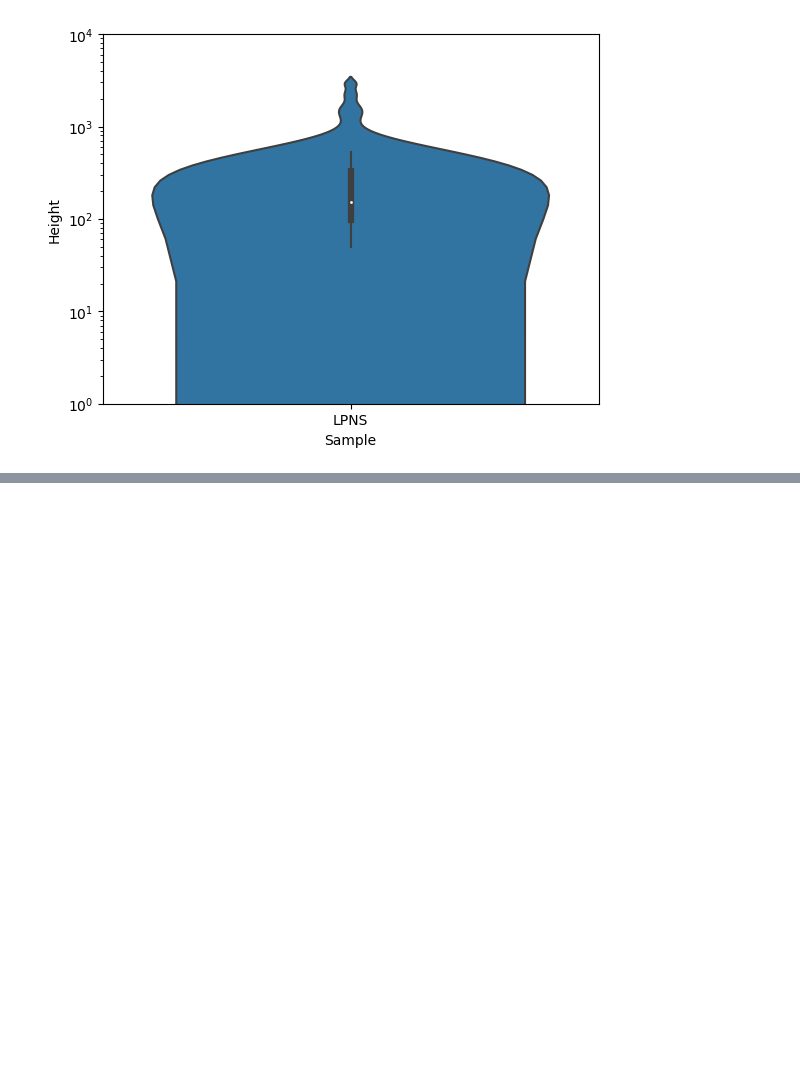
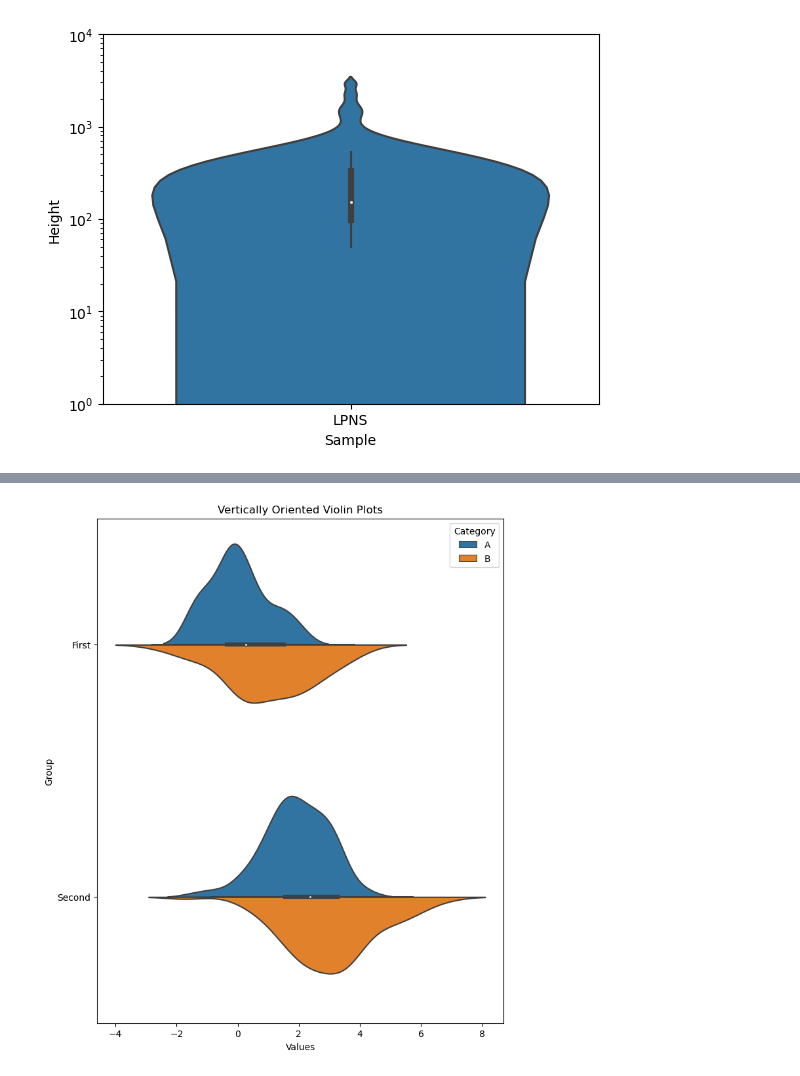
Before and after one commit to ethanoleson/Scallop_code, a Jupyter notebook: grain_size/grain_size.ipynb, the cells around one changed output, grey strips where cells are left out. Cells and saved outputs as stored; diff of their text form; code cells hidden in the pictures; blank space fills up the shorter version.

```diff
--- a/grain_size/grain_size.ipynb
+++ b/grain_size/grain_size.ipynb
@@ -404,0 +434,30 @@ plt.show()
+# %%
+import matplotlib.pyplot as plt
+import seaborn as sns
+import pandas as pd
+import numpy as np
+
+# Sample data
+data = pd.DataFrame({
+    'Category': ['A']*100 + ['B']*100,
+    'Values': np.concatenate([np.random.normal(0, 1, 100), np.random.normal(1, 1.5, 100)]),
+    'Group': ['First']*200
+})
+
+
+# Combine the datasets
+combined_data = pd.concat([data, data2])
+
+# Create the violin plot
+plt.figure(figsize=(8, 10))
+sns.violinplot(x='Values', y='Group', hue='Category', data=combined_data, split=True, orient='h')
+
+# Customize the plot
+plt.title('Vertically Oriented Violin Plots')
+plt.xlabel('Values')
+plt.ylabel('Group')
+
+# Show the plot
+plt.show()
+# %% [output]
+[figure, added]
```
Also changed, not shown: parts of 5 cells of this notebook.
